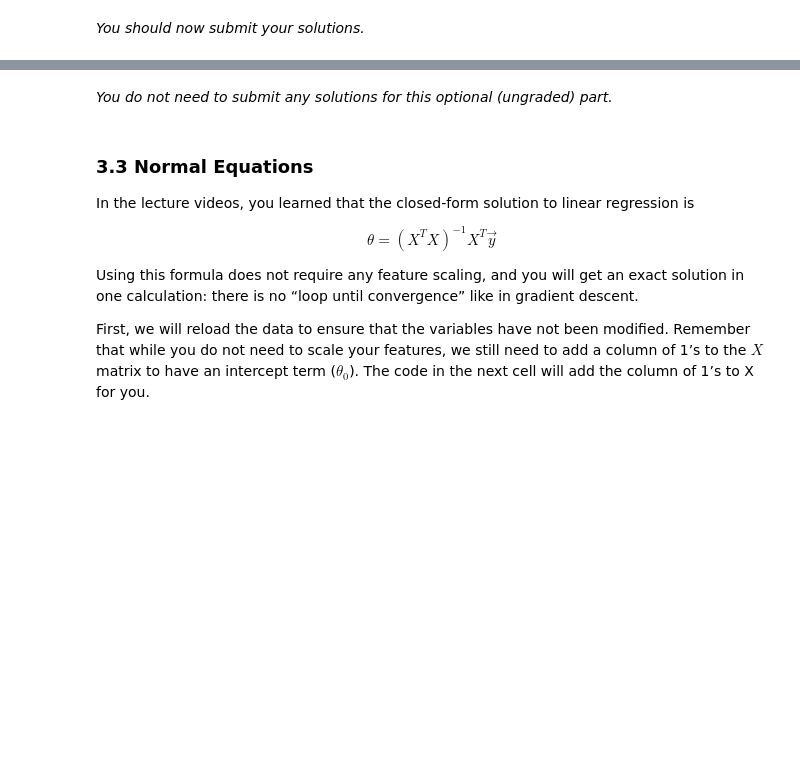
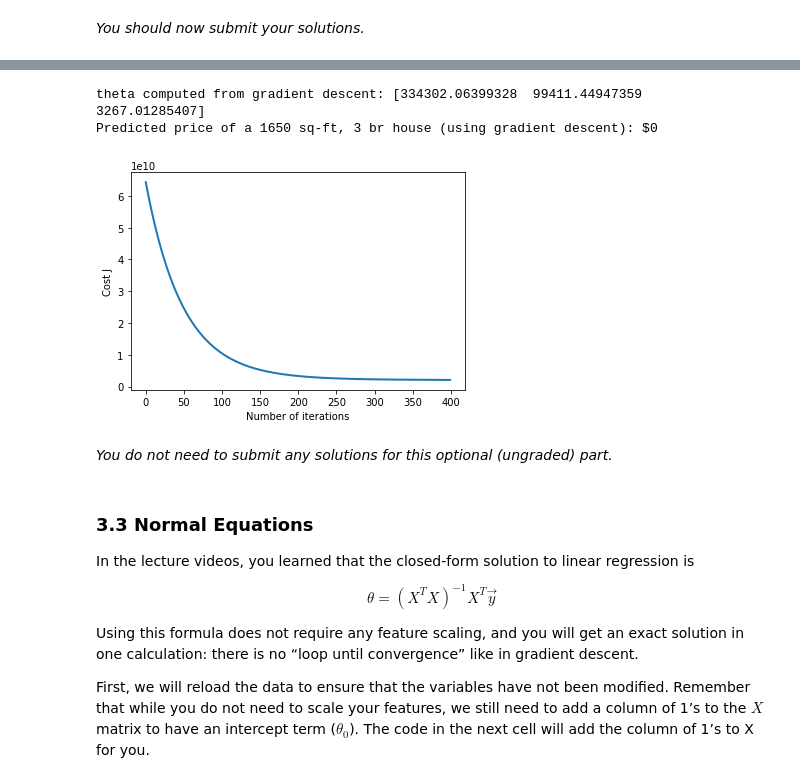
Before and after one commit to caiocesart/ml-coursera-python-assignments, a Jupyter notebook: Exercise1/exercise1.ipynb, the cells around one changed output, grey strips where cells are left out. Drawn from its saved outputs; the diff is of its cells as text; code cells hidden in the pictures; blank space fills up the shorter version.

```diff
--- a/Exercise1/exercise1.ipynb
+++ b/Exercise1/exercise1.ipynb
@@ -642,8 +703,9 @@ def  featureNormalize(X):
     sigma = np.zeros(X.shape[1])
 
     # =========================== YOUR CODE HERE =====================
-
-
+    mu = np.mean(X, axis = 0)
+    sigma = np.std(X, axis = 0)
+    X_norm = (X - mu)/sigma
     # ================================================================
     return X_norm, mu, sigma
 # %% [markdown]
@@ -727,7 +806,8 @@ def computeCostMulti(X, y, theta):
     J = 0
 
     # ======================= YOUR CODE HERE ===========================
-
+    delta = ((X @ theta) - y)**2
+    J = np.sum(delta)/(2*y.size)
 
     # ==================================================================
     return J
@@ -786,7 +880,9 @@ def gradientDescentMulti(X, y, theta, alpha, num_iters):
 
     for i in range(num_iters):
         # ======================= YOUR CODE HERE ==========================
-
+        h_theta = X @ theta
+        delta = h_theta - y
+        theta -= alpha * (1/m) * delta @ X
 
         # =================================================================
 
@@ -847,34 +957,38 @@ of a 1650 sq-ft, 3 br house.
 
 Hint
 ----
 At prediction, make sure you do the same feature normalization.
 """
 # Choose some alpha value - change this
-alpha = 0.1
+alpha = 0.01
 num_iters = 400
 
 # init theta and run gradient descent
 theta = np.zeros(3)
 theta, J_history = gradientDescentMulti(X, y, theta, alpha, num_iters)
 
 # Plot the convergence graph
 pyplot.plot(np.arange(len(J_history)), J_history, lw=2)
 pyplot.xlabel('Number of iterations')
 pyplot.ylabel('Cost J')
 
 # Display the gradient descent's result
 print('theta computed from gradient descent: {:s}'.format(str(theta)))
 
 # Estimate the price of a 1650 sq-ft, 3 br house
 # ======================= YOUR CODE HERE ===========================
 # Recall that the first column of X is all-ones.
 # Thus, it does not need to be normalized.
 
 price = 0   # You should change this
 
 # ===================================================================
 
 print('Predicted price of a 1650 sq-ft, 3 br house (using gradient descent): ${:.0f}'.format(price))
+# %% [output]
+theta computed from gradient descent: [334302.06399328  99411.44947359   3267.01285407]
+Predicted price of a 1650 sq-ft, 3 br house (using gradient descent): $0
+[figure, added]
 # %% [markdown]
 *You do not need to submit any solutions for this optional (ungraded) part.*
 # %% [markdown]
```
Also changed, not shown: parts of 15 cells of this notebook.
